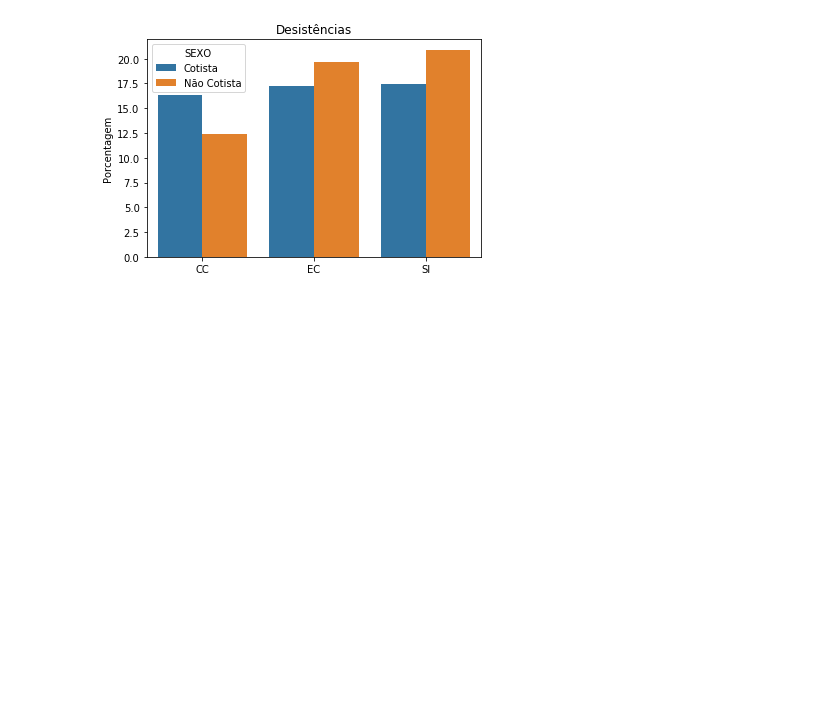
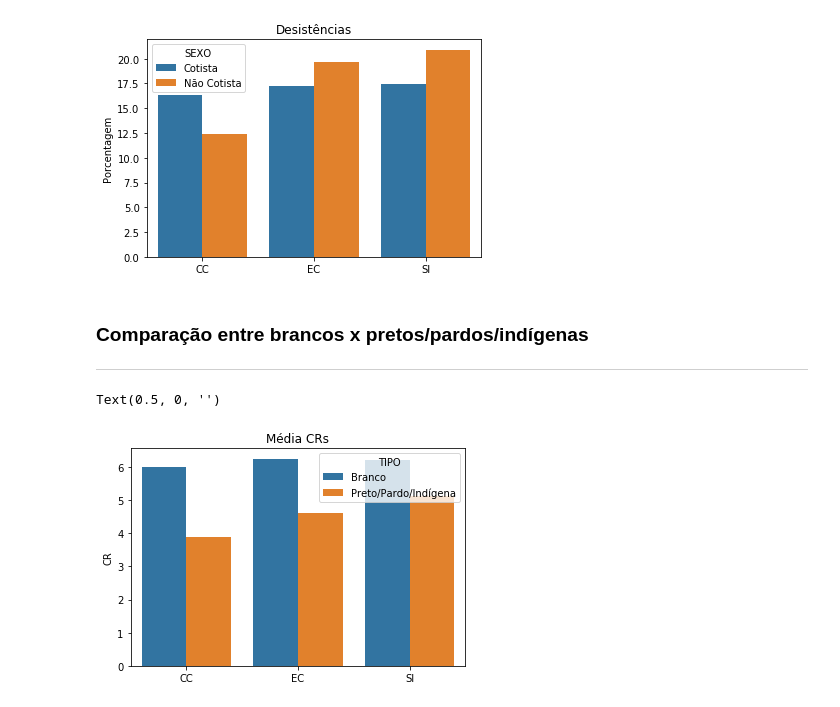
Before and after one commit to lmmc2/SiSU-CIn, a Jupyter notebook: CIn.ipynb, the cells around one changed output. Saved outputs shown, nothing was run; the diff lists cells and outputs as text; code cells hidden in the pictures; blank space fills up the shorter version.

```diff
--- a/CIn.ipynb
+++ b/CIn.ipynb
@@ -373,3 +343,31 @@ ax.set_xlabel('')
 # %% [output]
 Text(0.5, 0, '')
 [figure]
+# %% [markdown]
+
+### Comparação entre brancos x pretos/pardos/indígenas
+---
+# %%
+b = todos.loc[todos.RACA == 'BRANCO']
+ppi = todos.loc[todos.RACA == 'PRETO/PARDO/INDIGENA']
+# %%
+b_mean = b.groupby('CURSO')['CR'].mean()
+ppi_mean = ppi.groupby('CURSO')['CR'].mean()
+# %%
+# Comparando média CRs
+
+data = {'CURSO': ['CC', 'CC', 'EC', 'EC', 'SI', 'SI'],
+       'TIPO': ['Branco', 'Preto/Pardo/Indígena', 'Branco', 'Preto/Pardo/Indígena', 'Branco', 'Preto/Pardo/Indígena'],
+       'MEAN': [b_mean['CIÊNCIA DA COMPUTAÇÃO'], ppi_mean['CIÊNCIA DA COMPUTAÇÃO'],
+                b_mean['ENGENHARIA DA COMPUTAÇÃO'], ppi_mean['ENGENHARIA DA COMPUTAÇÃO'],
+                b_mean['SISTEMAS DE INFORMAÇÃO'], ppi_mean['SISTEMAS DE INFORMAÇÃO']]}
+
+dfC = pd.DataFrame(data=data)
+ax = sns.barplot(x="CURSO", y="MEAN", hue="TIPO", data=dfC)
+
+ax.set_title("Média CRs")
+ax.set_ylabel("CR")
+ax.set_xlabel('')
+# %% [output]
+Text(0.5, 0, '')
+[figure, added]
```
Also changed, not shown: parts of 9 cells of this notebook, 1 other file.
